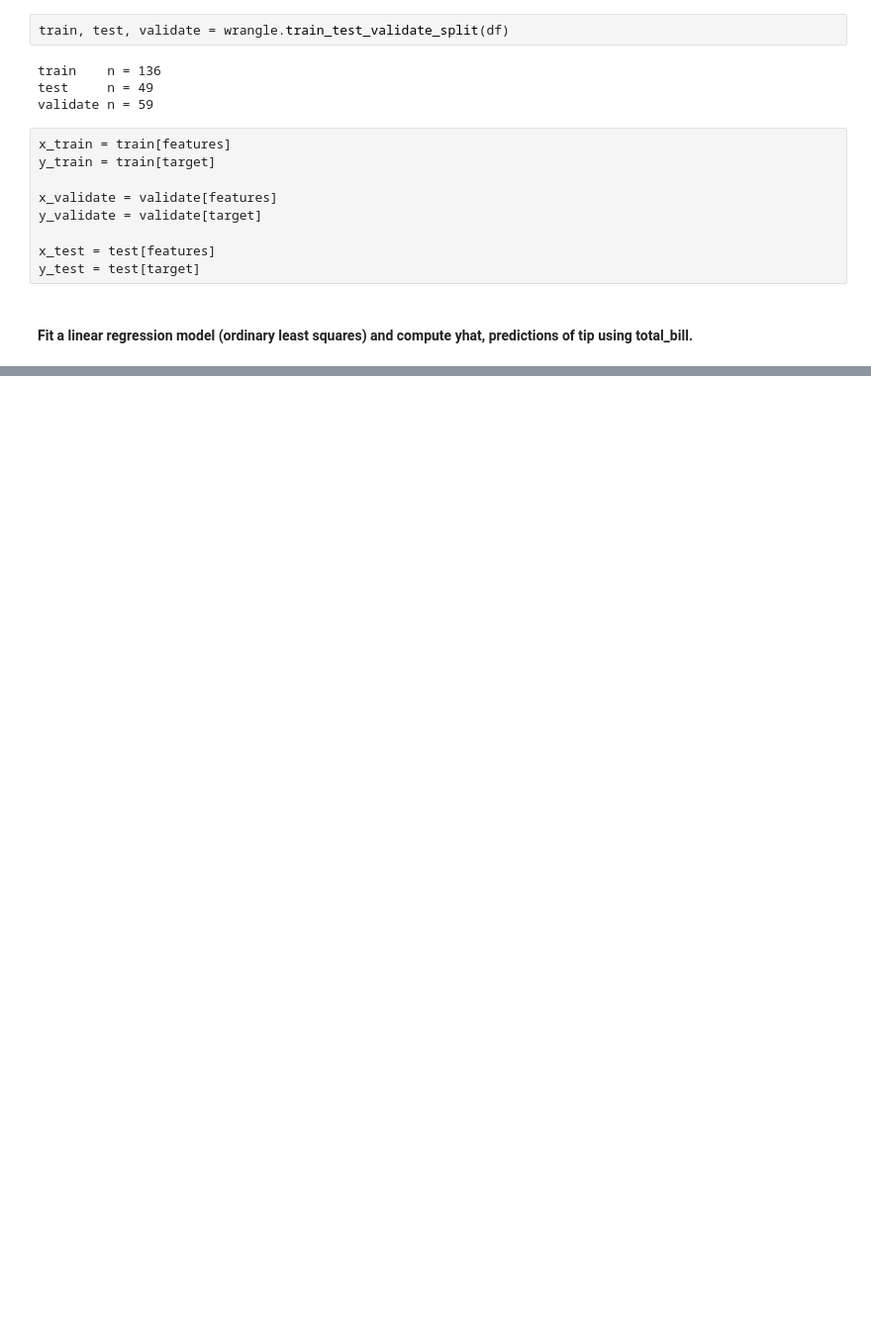
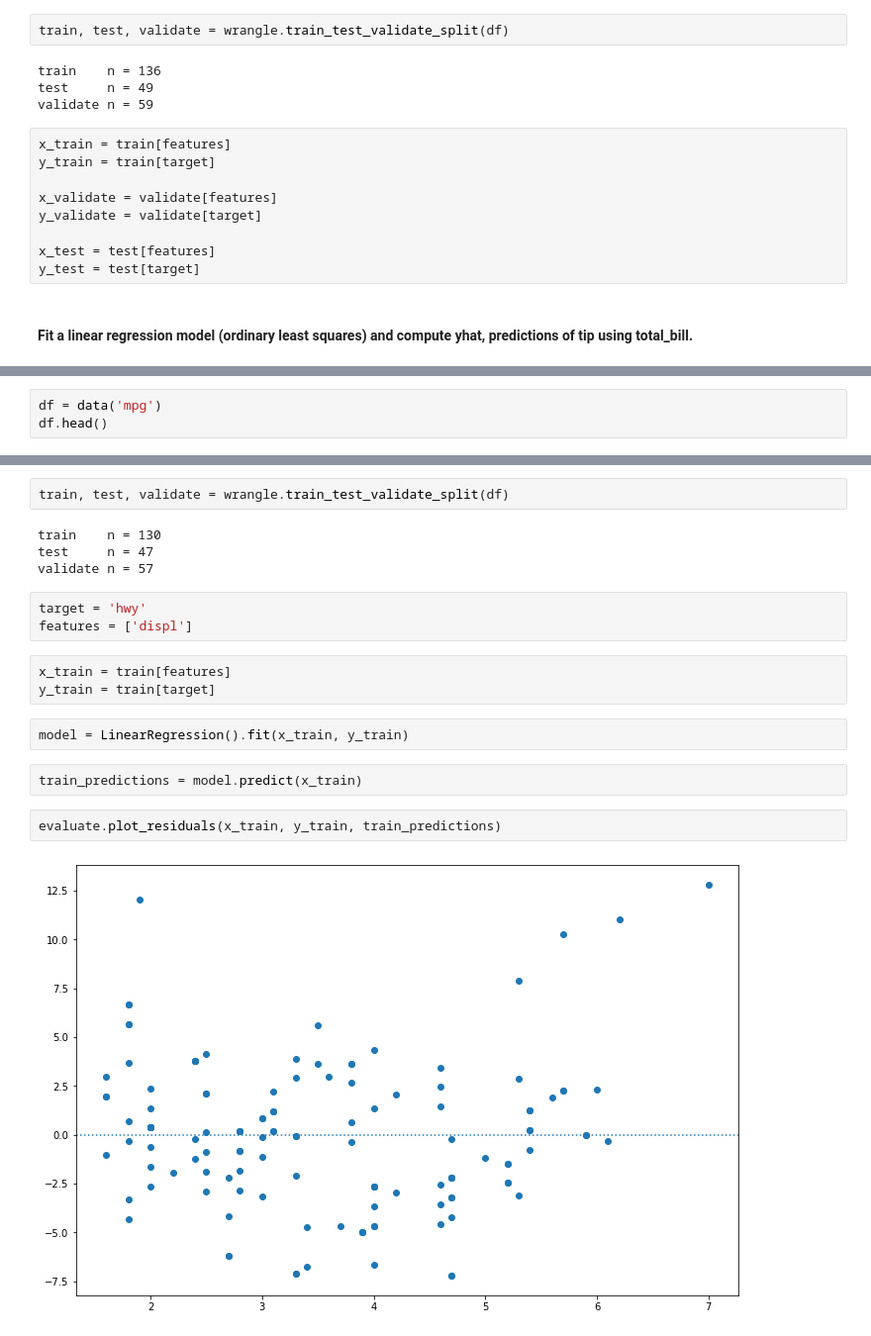
Before and after one commit to bensmith07/regression-exercises, a Jupyter notebook: evaluate.ipynb, the cells around one changed output, grey strips where cells are left out. Shown at 99% size. Saved outputs shown, nothing was run; the diff lists cells and outputs as text; blank space fills up the shorter version.

```diff
--- a/evaluate.ipynb
+++ b/evaluate.ipynb
@@ -43,0 +253,3 @@ train_predictions = model.predict(x_train)
+# %%
+df = data('mpg')
+df.head()
@@ -43,0 +263,20 @@ train_predictions = model.predict(x_train)
+# %%
+train, test, validate = wrangle.train_test_validate_split(df)
+# %% [output]
+train    n = 130
+test     n = 47
+validate n = 57
+# %%
+target = 'hwy'
+features = ['displ']
+# %%
+x_train = train[features]
+y_train = train[target]
+# %%
+model = LinearRegression().fit(x_train, y_train)
+# %%
+train_predictions = model.predict(x_train)
+# %%
+evaluate.plot_residuals(x_train, y_train, train_predictions)
+# %% [output]
+[figure, added]
```
Also changed, not shown: parts of 40 cells of this notebook, 2 other files.
